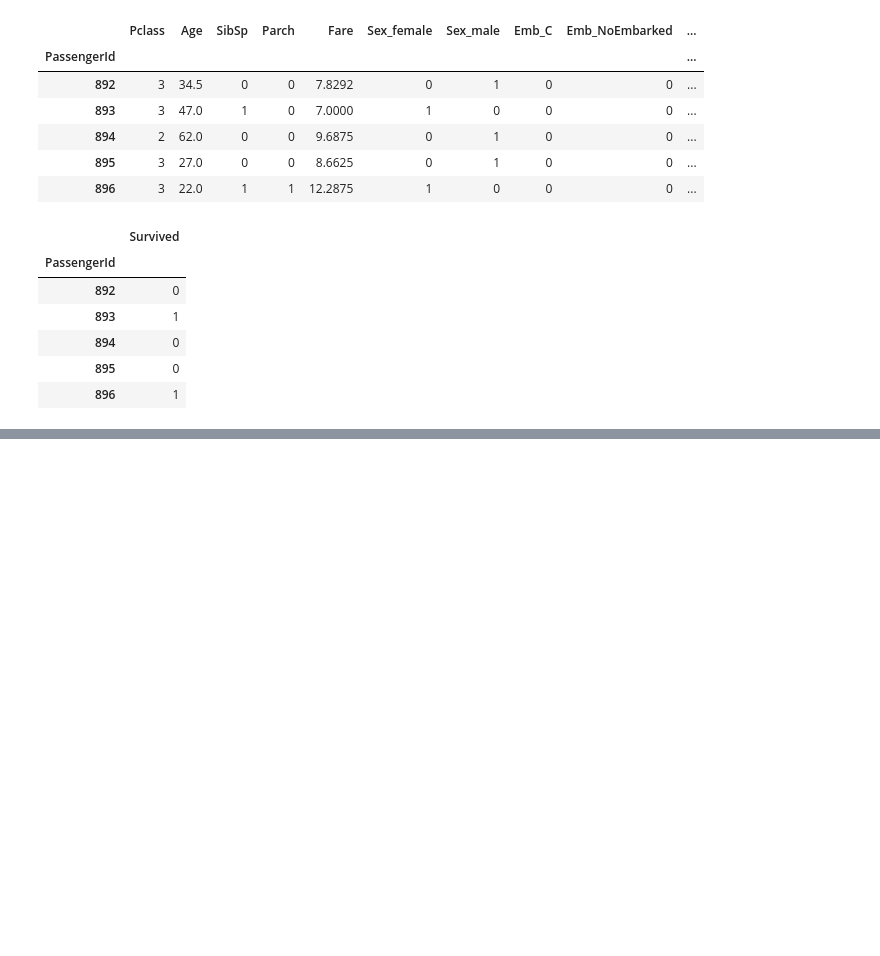
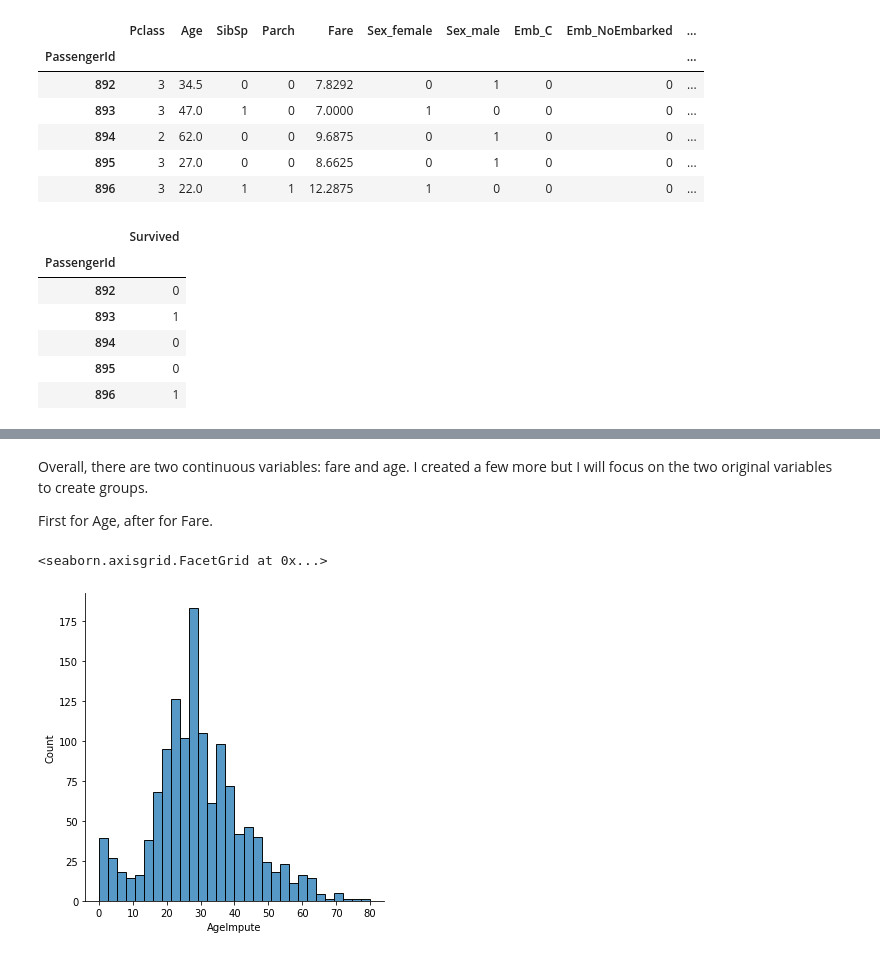
Before and after one commit to MeykeBos/TitanicKaggle, a Jupyter notebook: Titanic.ipynb, the cells around one changed output, grey strips where cells are left out. Saved outputs shown, nothing was run; the diff lists cells and outputs as text; code cells hidden in the pictures; blank space fills up the shorter version.

```diff
--- a/Titanic.ipynb
+++ b/Titanic.ipynb
@@ -1630,0 +2180,9 @@ submission.to_csv("C:/Users/meykevandenbos/Documents/Meyke persoonlijk/Techionis
+# %% [markdown]
+Overall, there are two continuous variables: fare and age. I created a few more but I will focus on the two original variables to create groups.
+
+First for Age, after for Fare.
+# %%
+sns.displot(data, x='AgeImpute')
+# %% [output]
+<seaborn.axisgrid.FacetGrid at 0x...>
+[figure, added]
```
Also changed, not shown: parts of 84 cells of this notebook.
